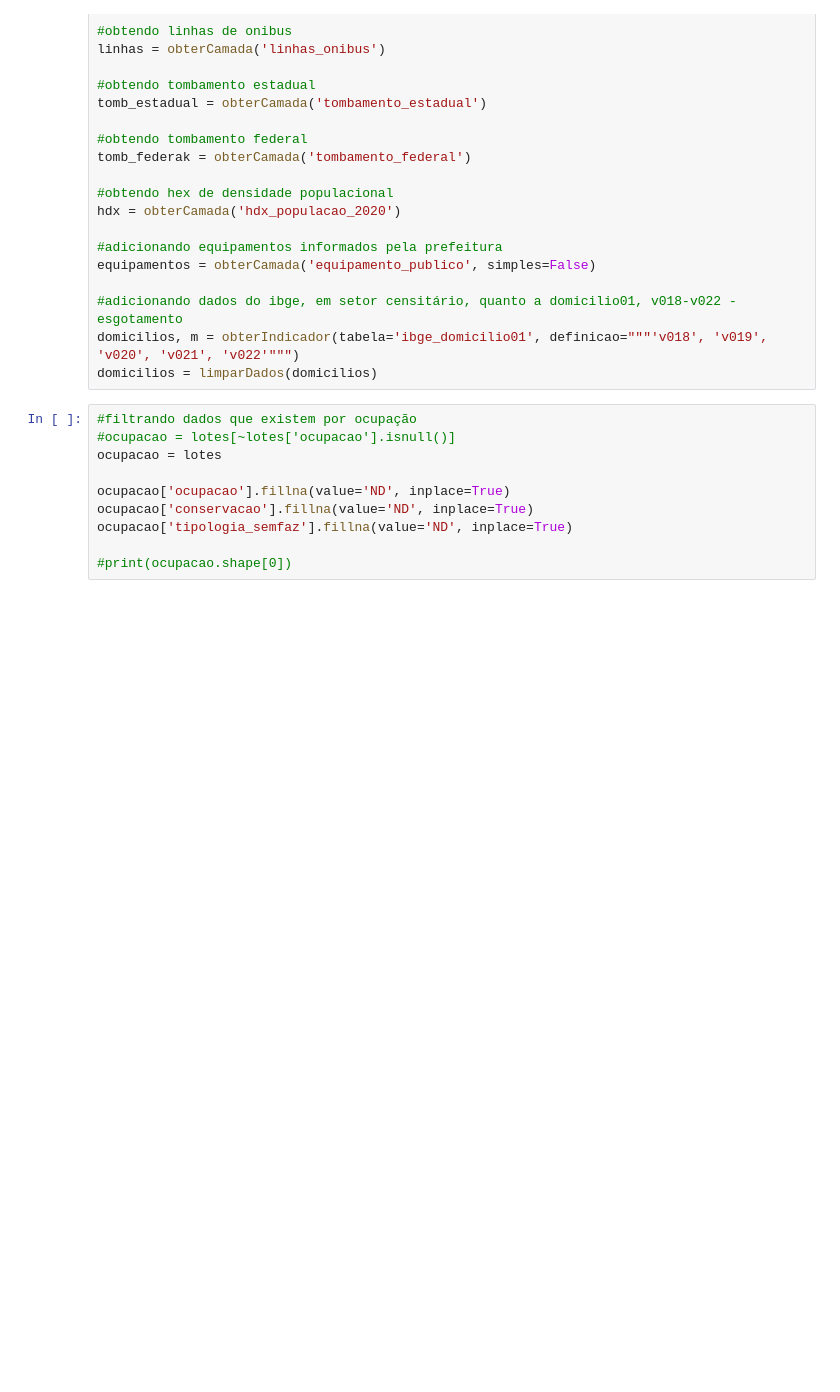
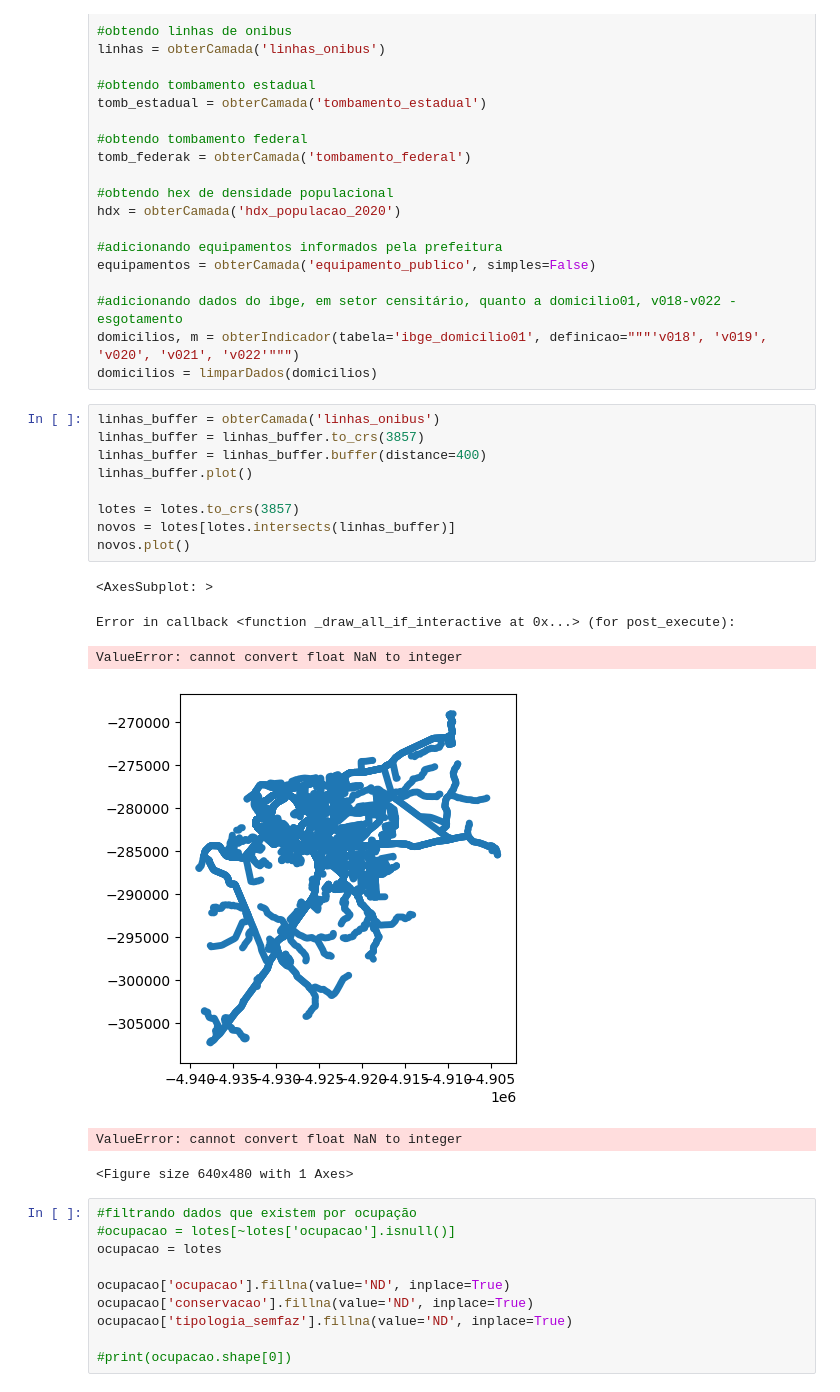
Before and after one commit to EL-BID/dataViewerApi, a Jupyter notebook: exemplos_api/analise_lotes.ipynb, the cells around one changed output. Saved outputs shown, nothing was run; the diff lists cells and outputs as text; blank space fills up the shorter version.

Commit message:
analise de lotes v0.2

```diff
--- a/exemplos_api/analise_lotes.ipynb
+++ b/exemplos_api/analise_lotes.ipynb
@@ -87,6 +87,22 @@ equipamentos = obterCamada('equipamento_publico', simples=False)
 #adicionando dados do ibge, em setor censitário, quanto a domicilio01, v018-v022 - esgotamento
 domicilios, m = obterIndicador(tabela='ibge_domicilio01', definicao="""'v018', 'v019', 'v020', 'v021', 'v022'""")
 domicilios = limparDados(domicilios)
+# %%
+linhas_buffer = obterCamada('linhas_onibus')
+linhas_buffer = linhas_buffer.to_crs(3857)
+linhas_buffer = linhas_buffer.buffer(distance=400)
+linhas_buffer.plot()
+
+lotes = lotes.to_crs(3857)
+novos = lotes[lotes.intersects(linhas_buffer)]
+novos.plot()
+# %% [output]
+<AxesSubplot: >
+Error in callback <function _draw_all_if_interactive at 0x...> (for post_execute):
+ValueError: cannot convert float NaN to integer
+[figure, added]
+ValueError: cannot convert float NaN to integer
+<Figure size 640x480 with 1 Axes>
 # %%
 #filtrando dados que existem por ocupação
 #ocupacao = lotes[~lotes['ocupacao'].isnull()]
```
Also changed, not shown: 2 other files.
